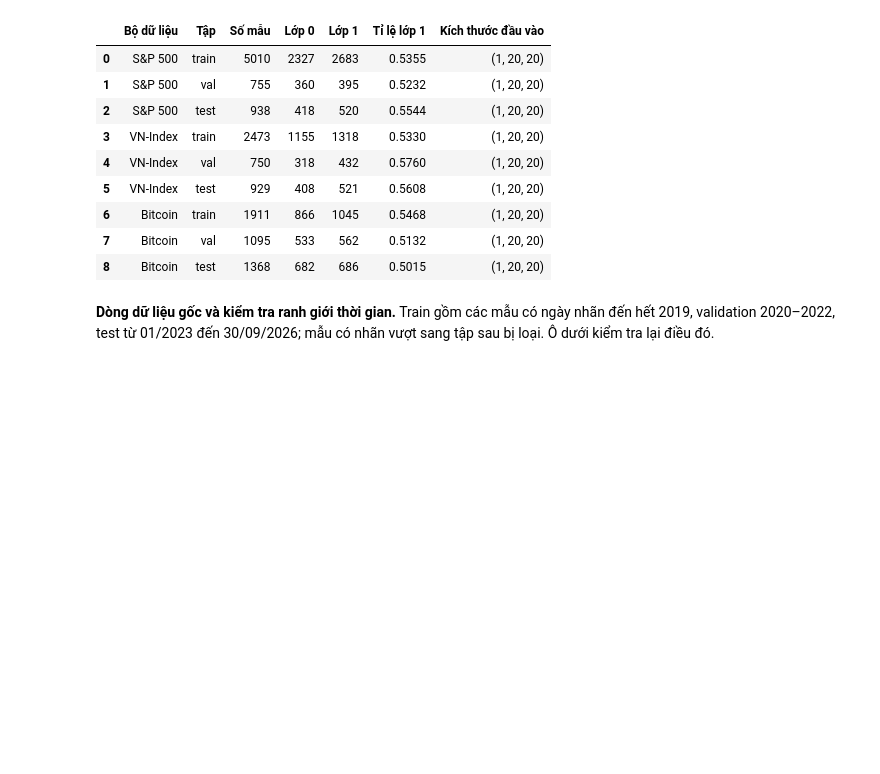
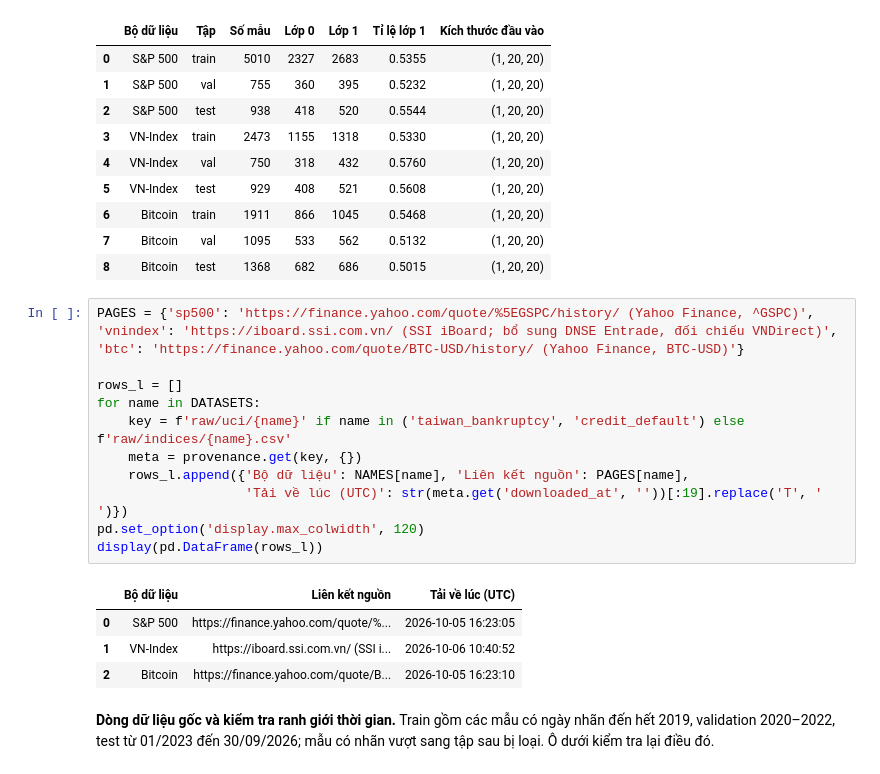
Before and after one commit to Sagitoaz/intelligent-system-assignment-01, a Jupyter notebook: notebooks/tieuluan/03_cnn.ipynb, the cells around one changed output. Saved outputs shown, nothing was run; the diff lists cells and outputs as text; blank space fills up the shorter version.

```diff
--- a/notebooks/tieuluan/03_cnn.ipynb
+++ b/notebooks/tieuluan/03_cnn.ipynb
@@ -72,6 +73,22 @@ display(pd.DataFrame(rows))
 | 6 | Bitcoin | train | 1911 | 866 | 1045 | 0.5468 | (1, 20, 20) |
 | 7 | Bitcoin | val | 1095 | 533 | 562 | 0.5132 | (1, 20, 20) |
 | 8 | Bitcoin | test | 1368 | 682 | 686 | 0.5015 | (1, 20, 20) |
+# %%
+PAGES = {'sp500': 'https://finance.yahoo.com/quote/%5EGSPC/history/ (Yahoo Finance, ^GSPC)', 'vnindex': 'https://iboard.ssi.com.vn/ (SSI iBoard; bổ sung DNSE Entrade, đối chiếu VNDirect)', 'btc': 'https://finance.yahoo.com/quote/BTC-USD/history/ (Yahoo Finance, BTC-USD)'}
+
+rows_l = []
+for name in DATASETS:
+    key = f'raw/uci/{name}' if name in ('taiwan_bankruptcy', 'credit_default') else f'raw/indices/{name}.csv'
+    meta = provenance.get(key, {})
+    rows_l.append({'Bộ dữ liệu': NAMES[name], 'Liên kết nguồn': PAGES[name],
+                   'Tải về lúc (UTC)': str(meta.get('downloaded_at', ''))[:19].replace('T', ' ')})
+pd.set_option('display.max_colwidth', 120)
+display(pd.DataFrame(rows_l))
+# %% [output]
+|  | Bộ dữ liệu | Liên kết nguồn | Tải về lúc (UTC) |
+| 0 | S&P 500 | https://finance.yahoo.com/quote/%... | 2026-10-05 16:23:05 |
+| 1 | VN-Index | https://iboard.ssi.com.vn/ (SSI i... | 2026-10-06 10:40:52 |
+| 2 | Bitcoin | https://finance.yahoo.com/quote/B... | 2026-10-05 16:23:10 |
 # %% [markdown]
 **Dòng dữ liệu gốc và kiểm tra ranh giới thời gian.** Train gồm các mẫu có ngày nhãn đến hết 2019, validation
 2020–2022, test từ 01/2023 đến 30/09/2026; mẫu có nhãn vượt sang tập sau bị loại. Ô dưới kiểm tra lại điều đó.
```
Also changed, not shown: parts of 8 cells of this notebook, 9 other files.
